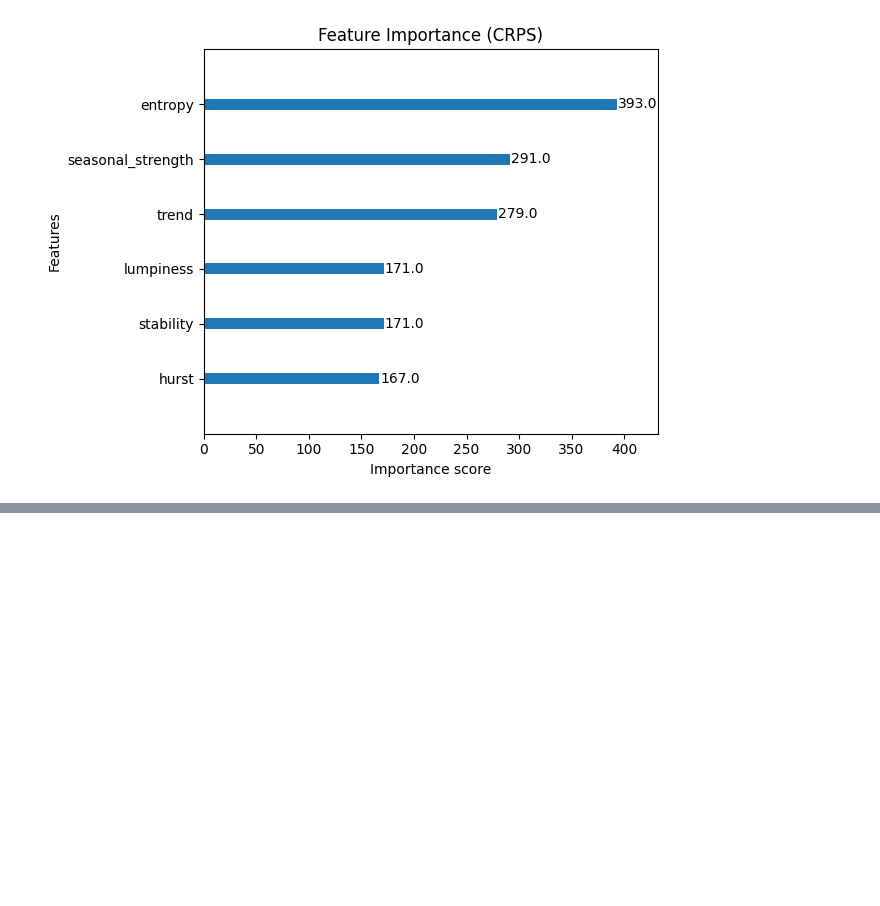
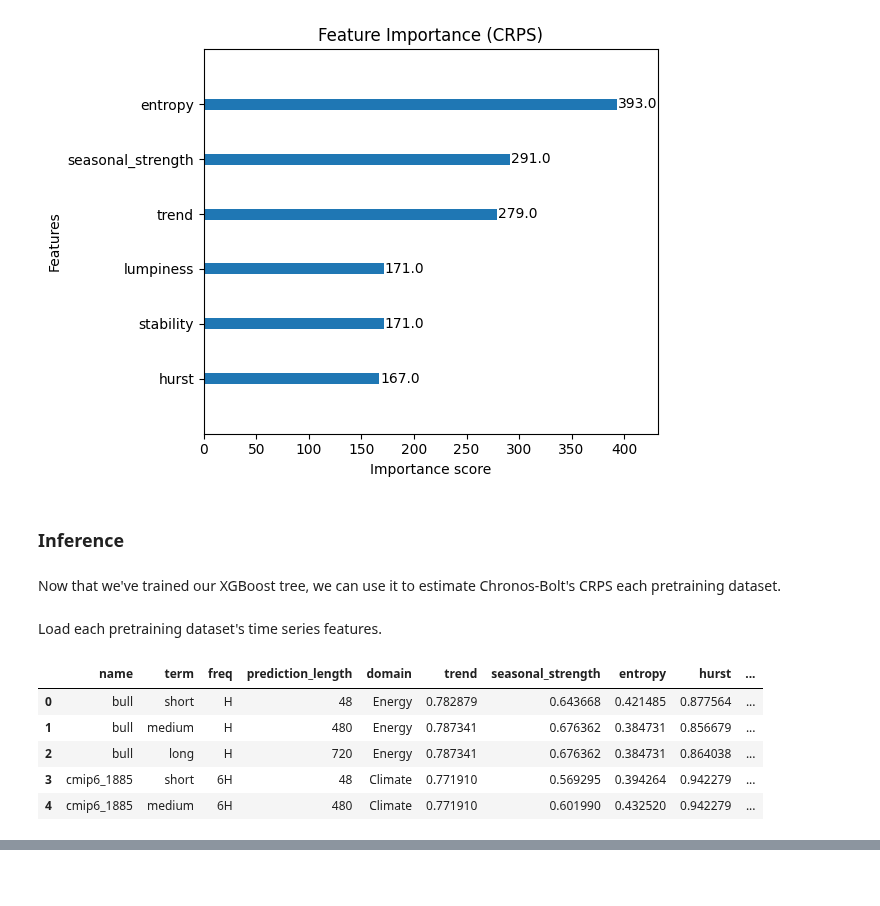
Before and after one commit to mpg05883/gift-eval, a Jupyter notebook: crps_estimation.ipynb, the cells around one changed output, grey strips where cells are left out. Cells and saved outputs as stored; diff of their text form; code cells hidden in the pictures; blank space fills up the shorter version.

```diff
--- a/crps_estimation.ipynb
+++ b/crps_estimation.ipynb
@@ -292,3 +293,22 @@ plt.savefig(plot_path, dpi=300)
 plt.show()
 # %% [output]
 [figure]
+# %% [markdown]
+### Inference
+# %% [markdown]
+Now that we've trained our XGBoost tree, we can use it to estimate Chronos-Bolt's CRPS each pretraining dataset.
+# %% [markdown]
+Load each pretraining dataset's time series features.
+# %%
+split_name = "pretrain"
+input_path = Path("resources") / split_name / "features.csv"
+
+df = pd.read_csv(input_path)
+df.head()
+# %% [output]
+|  | name | term | freq | prediction_length | domain | trend | seasonal_strength | entropy | hurst | ... |
+| 0 | bull | short | H | 48 | Energy | 0.782879 | 0.643668 | 0.421485 | 0.877564 | ... |
+| 1 | bull | medium | H | 480 | Energy | 0.787341 | 0.676362 | 0.384731 | 0.856679 | ... |
+| 2 | bull | long | H | 720 | Energy | 0.787341 | 0.676362 | 0.384731 | 0.864038 | ... |
+| 3 | cmip6_1885 | short | 6H | 48 | Climate | 0.771910 | 0.569295 | 0.394264 | 0.942279 | ... |
+| 4 | cmip6_1885 | medium | 6H | 480 | Climate | 0.771910 | 0.601990 | 0.432520 | 0.942279 | ... |
```
Also changed, not shown: parts of 9 cells of this notebook, 1 other file.
